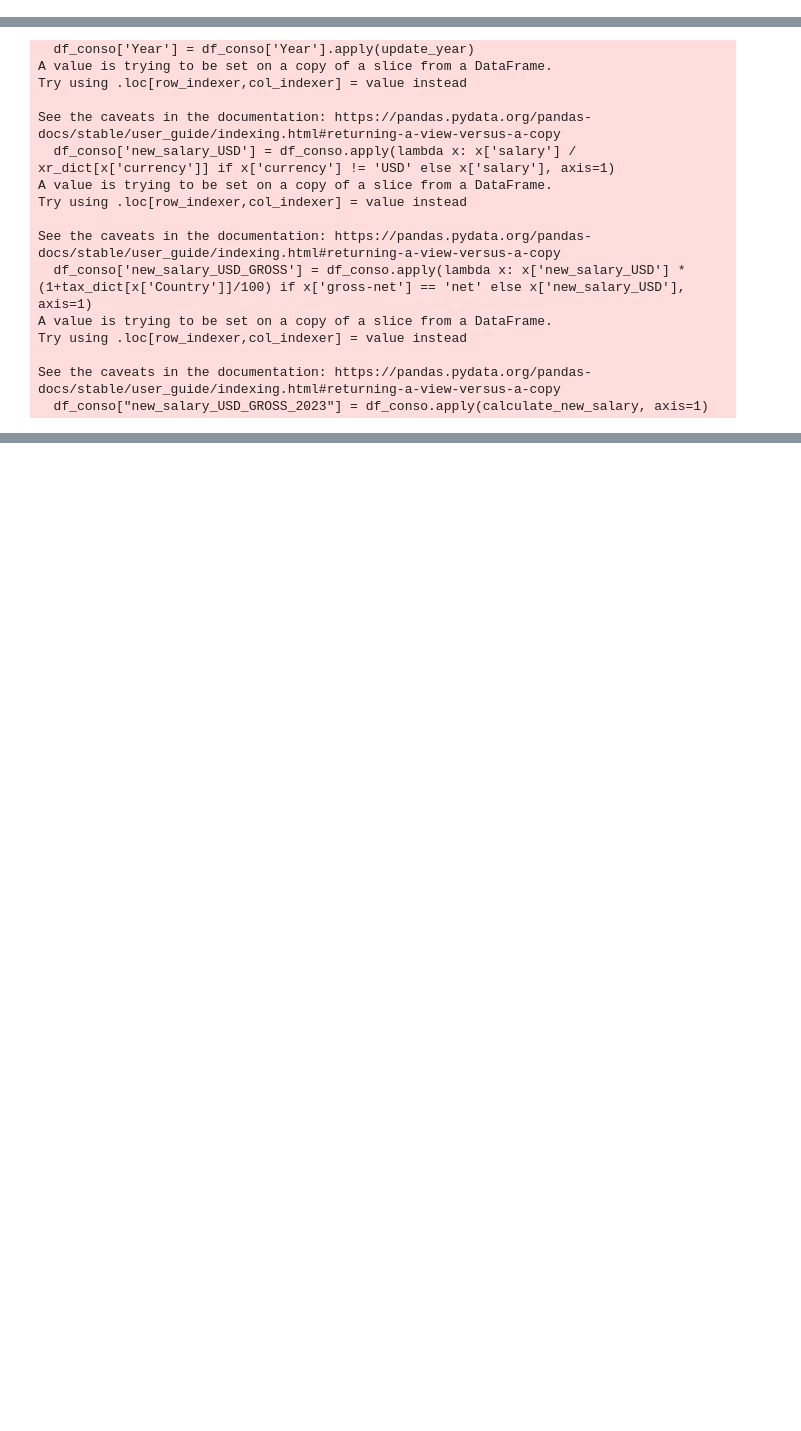
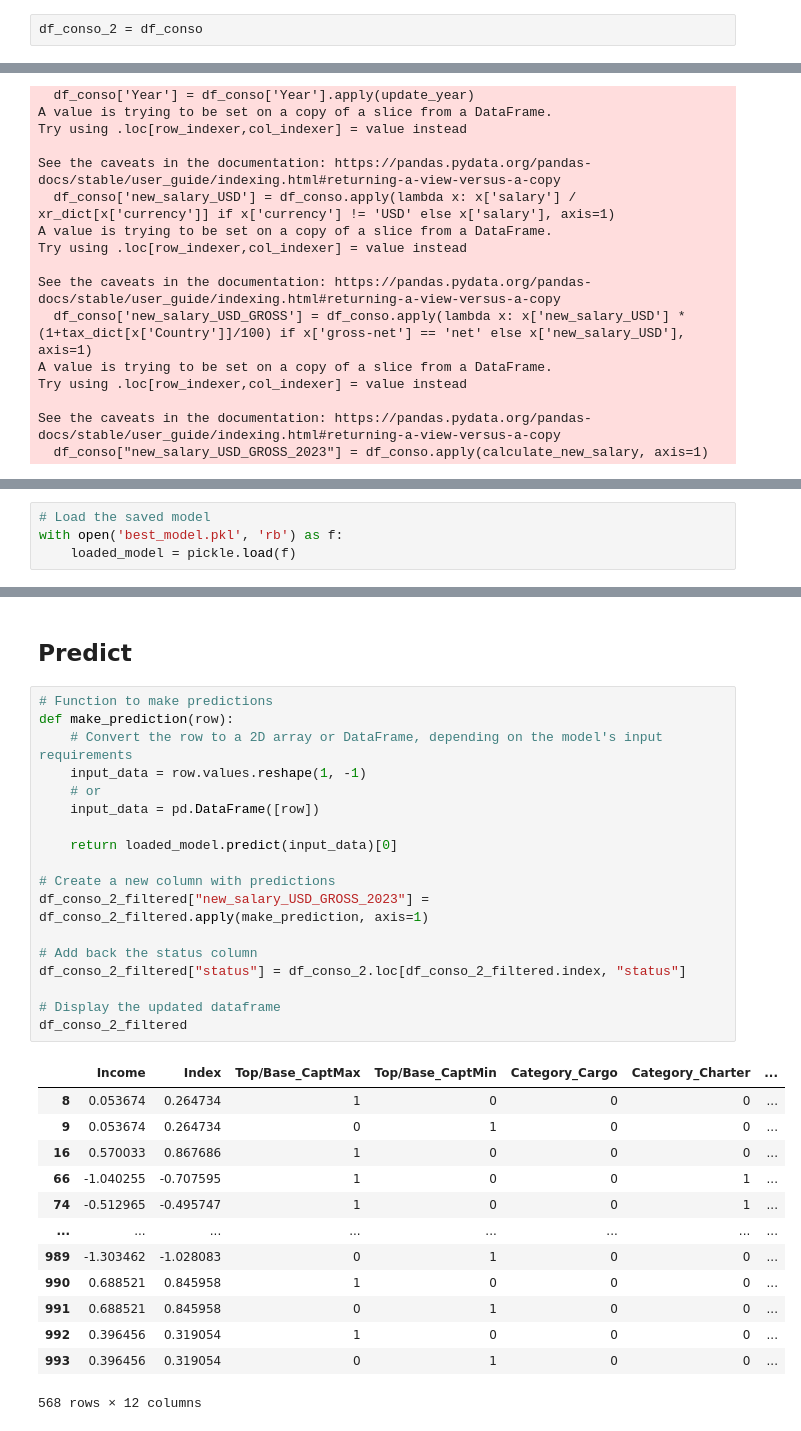
Before and after one commit to old2212/squawkit_predictor, a Jupyter notebook: Pipeline_pred.ipynb, the cells around one changed output, grey strips where cells are left out. Cells and saved outputs as stored; diff of their text form; blank space fills up the shorter version.

```diff
--- a/Pipeline_pred.ipynb
+++ b/Pipeline_pred.ipynb
@@ -104,3 +88,5 @@ df_conso
+# %%
+df_conso_2 = df_conso
 # %% [markdown]
 # Update salary for 0 and 1
 # %%
@@ -197,0 +190,4 @@ df_conso
+# %%
+# Load the saved model
+with open('best_model.pkl', 'rb') as f:
+    loaded_model = pickle.load(f)
@@ -197,0 +215,34 @@ df_conso
+# %% [markdown]
+## Predict
+# %%
+# Function to make predictions
+def make_prediction(row):
+    # Convert the row to a 2D array or DataFrame, depending on the model's input requirements
+    input_data = row.values.reshape(1, -1)
+    # or
+    input_data = pd.DataFrame([row])
+
+    return loaded_model.predict(input_data)[0]
+
+# Create a new column with predictions
+df_conso_2_filtered["new_salary_USD_GROSS_2023"] = df_conso_2_filtered.apply(make_prediction, axis=1)
+
+# Add back the status column
+df_conso_2_filtered["status"] = df_conso_2.loc[df_conso_2_filtered.index, "status"]
+
+# Display the updated dataframe
+df_conso_2_filtered
+# %% [output]
+|  | Income | Index | Top/Base_CaptMax | Top/Base_CaptMin | Category_Cargo | Category_Charter | ... |
+| 8 | 0.053674 | 0.264734 | 1 | 0 | 0 | 0 | ... |
+| 9 | 0.053674 | 0.264734 | 0 | 1 | 0 | 0 | ... |
+| 16 | 0.570033 | 0.867686 | 1 | 0 | 0 | 0 | ... |
+| 66 | -1.040255 | -0.707595 | 1 | 0 | 0 | 1 | ... |
+| 74 | -0.512965 | -0.495747 | 1 | 0 | 0 | 1 | ... |
+| ... | ... | ... | ... | ... | ... | ... | ... |
+| 989 | -1.303462 | -1.028083 | 0 | 1 | 0 | 0 | ... |
+| 990 | 0.688521 | 0.845958 | 1 | 0 | 0 | 0 | ... |
+| 991 | 0.688521 | 0.845958 | 0 | 1 | 0 | 0 | ... |
+| 992 | 0.396456 | 0.319054 | 1 | 0 | 0 | 0 | ... |
+| 993 | 0.396456 | 0.319054 | 0 | 1 | 0 | 0 | ... |
+568 rows × 12 columns
```
Also changed, not shown: parts of 10 cells of this notebook, 1 other file.
